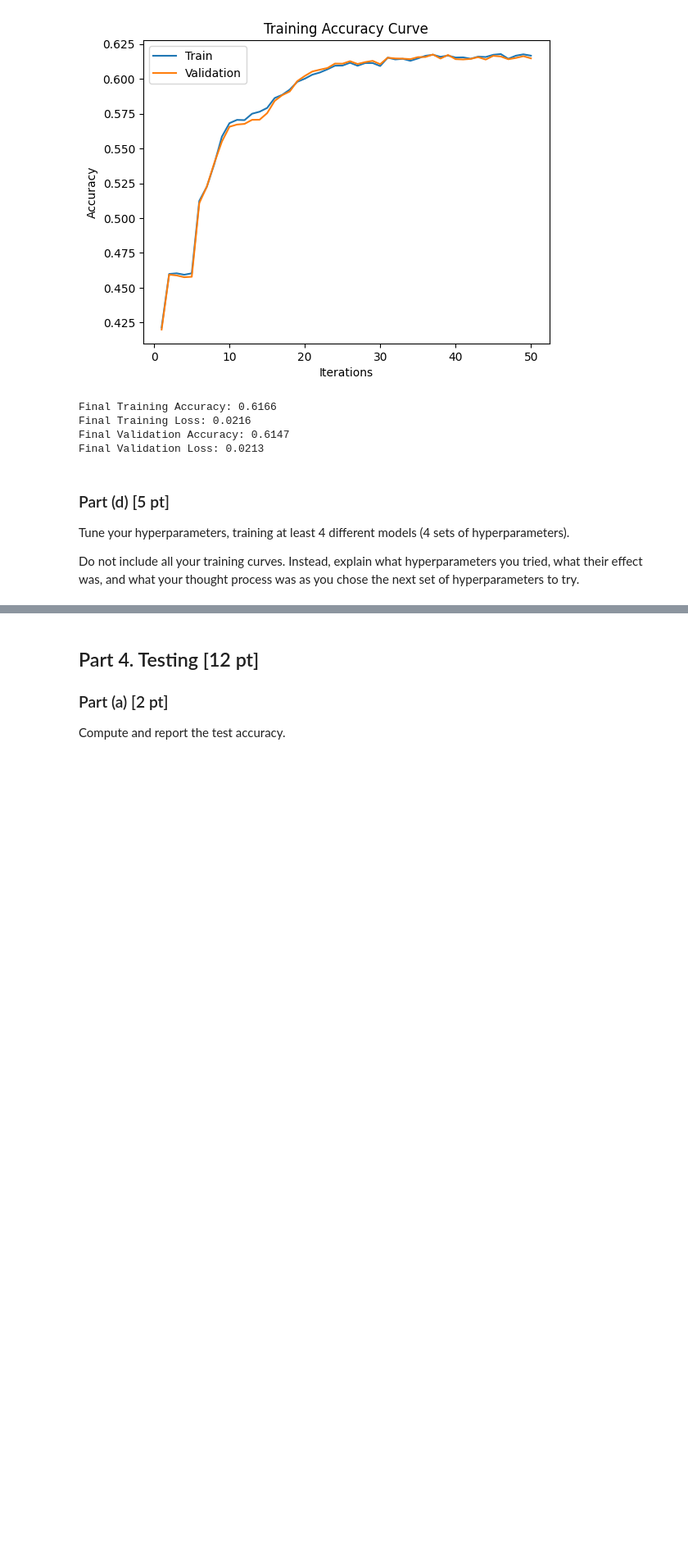
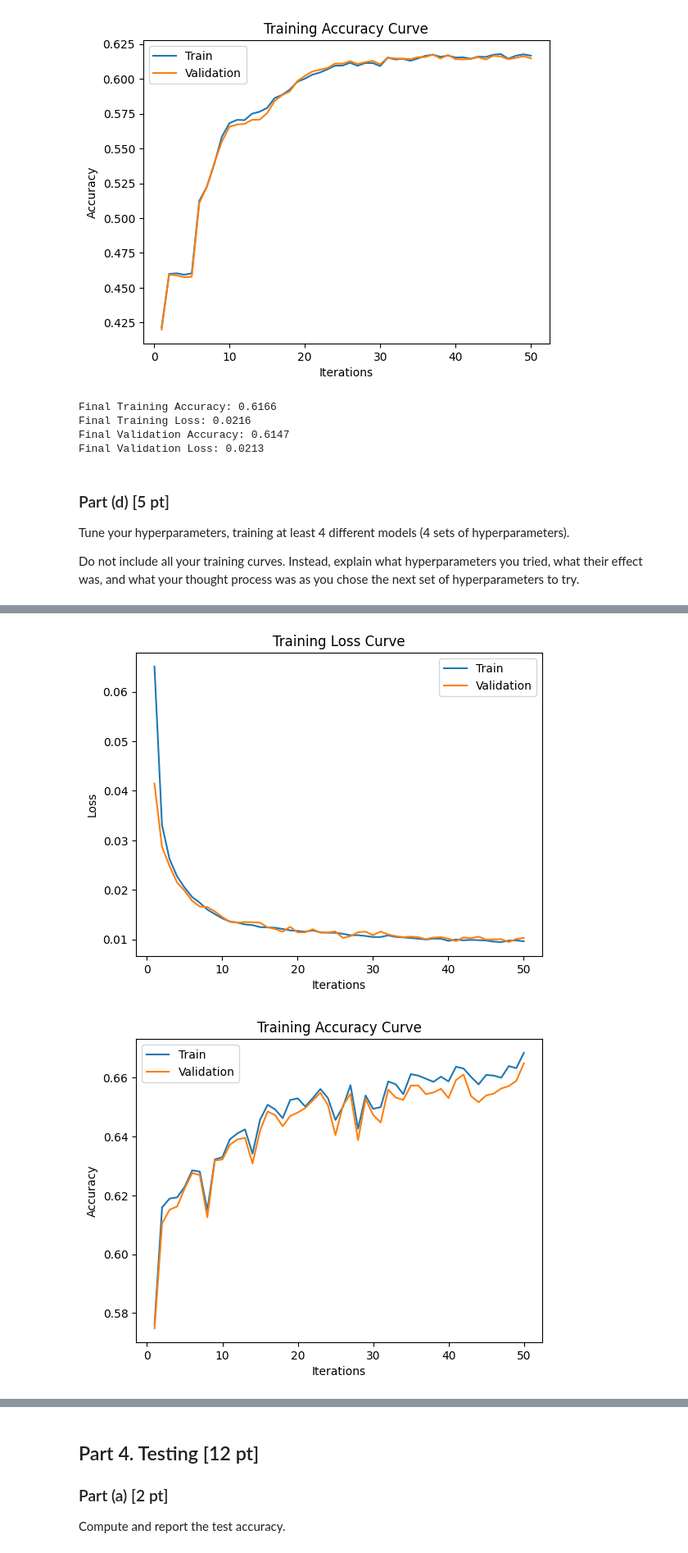
Before and after one commit to WilliamJWen/APS360, a Jupyter notebook: lab/Lab4_Data_Imputation.ipynb, the cells around one changed output, grey strips where cells are left out. Shown at 82% size. Drawn from its saved outputs; the diff is of its cells as text; code cells hidden in the pictures; blank space fills up the shorter version.

```diff
--- a/lab/Lab4_Data_Imputation.ipynb
+++ b/lab/Lab4_Data_Imputation.ipynb
@@ -641,0 +842,5 @@ chose the next set of hyperparameters to try.
+# %%
+# best performing model for now is 2 original model with batch_size=32
+# 6. use that and decrease learning rate
+model = AutoEncoder()
+train(model, train_data, valid_data, batch_size=32, num_epochs=100, learning_rate=1e-5, plotting=False)
@@ -641,0 +854,5 @@ chose the next set of hyperparameters to try.
+# %%
+# 7. increase learning rate
+model = AutoEncoder()
+train(model, train_data, valid_data, batch_size=32, num_epochs=50, learning_rate=1e-3, plotting=True)
+# %% [output]
@@ -641,0 +876,2 @@ chose the next set of hyperparameters to try.
+[figure, added]
+[figure, added]
```
Also changed, not shown: parts of 17 cells of this notebook.
